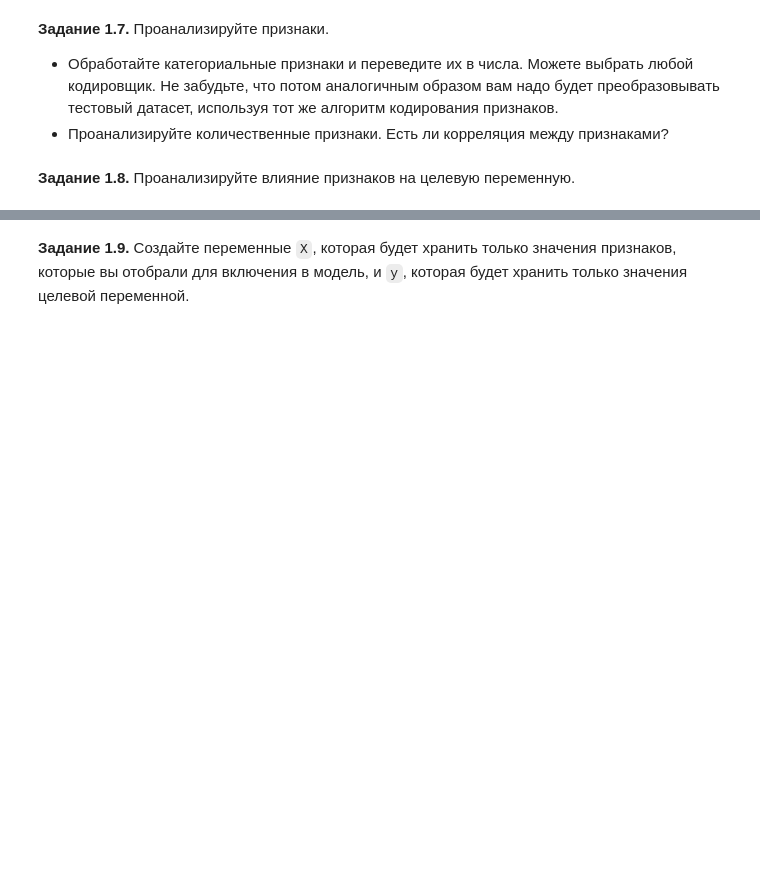
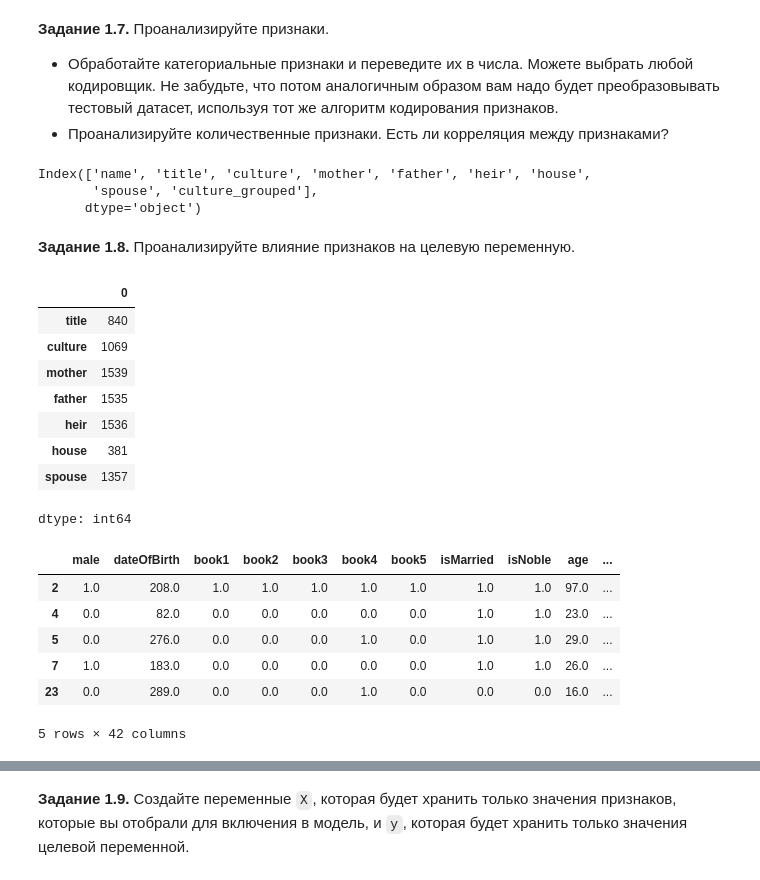
Before and after one commit to GodNaoborot/Deep-Learning-School-2026, a Jupyter notebook: week_01_ml_intro/Homework/hw_1_game_of_thrones.ipynb, the cells around one changed output, grey strips where cells are left out. Saved outputs shown, nothing was run; the diff lists cells and outputs as text; code cells hidden in the pictures; blank space fills up the shorter version.

```diff
--- a/week_01_ml_intro/Homework/hw_1_game_of_thrones.ipynb
+++ b/week_01_ml_intro/Homework/hw_1_game_of_thrones.ipynb
@@ -457,2 +455,9 @@ pd.pivot_table(data = data, values = 'isAlive', index = 'isAliveSpouse', aggfunc
+# %%
+cat_cols = data.select_dtypes(include='O').columns
+cat_cols
+# %% [output]
+Index(['name', 'title', 'culture', 'mother', 'father', 'heir', 'house',
+       'spouse', 'culture_grouped'],
+      dtype='object')
 # %% [markdown]
 **Задание 1.8.** Проанализируйте влияние признаков на целевую переменную.
@@ -460,0 +464,52 @@ pd.pivot_table(data = data, values = 'isAlive', index = 'isAliveSpouse', aggfunc
+# %%
+from sklearn.preprocessing import OneHotEncoder
+
+missing = data[cat_cols].isna().sum()
+display(missing[missing > 0])
+
+def cat_cols_preprocessing(data):
+  main_houses = data['house'].value_counts(sort=True)[:10].index
+  data['have_family'] = np.where(data[['mother', 'father', 'heir']].isna().sum(axis=1) > 0, 0, 1)
+  data['main_house'] = data['house'].where(data['house'].isin(main_houses), 'unknown')
+  #data['culture'] = data['culture'].str.strip().str.lower().str.replace(r"\b(\w*)man\b", r"\1men", regex=True)
+  #main_cultures = data['culture'].value_counts(sort=True)[:12].index
+  #data['main_culture'] = data['culture'].where(data['culture'].isin(main_cultures), 'unknown')
+  data['have_spouse'] = np.where(data['spouse'].isna(), 0, 1)
+  data['missing_age'] = np.where(data['age'].isna(), 1, 0)
+  data['age'] = data['age'].fillna(-9999)
+  data = data.drop(['title', 'father', 'mother', 'spouse',
+                    'heir', 'culture', 'house', 'isAliveMother',
+                    'isAliveFather', 'isAliveHeir', 'isAliveSpouse',
+                    'name'], axis=1)
+
+  ohe = OneHotEncoder()
+  coded = ohe.fit_transform(data[['main_house', 'culture_grouped']]).toarray()
+  names = ohe.get_feature_names_out()
+  coded_data = pd.DataFrame(data=coded, columns=names)
+  data = data.drop(['main_house', 'culture_grouped'], axis=1)
+
+  data = pd.concat([data, coded_data], axis=1)
+
+  return data, ohe
+
+
+data, ohe = cat_cols_preprocessing(data)
+data = data.dropna()
+data.head()
+# %% [output]
+|  | 0 |
+| title | 840 |
+| culture | 1069 |
+| mother | 1539 |
+| father | 1535 |
+| heir | 1536 |
+| house | 381 |
+| spouse | 1357 |
+dtype: int64
+|  | male | dateOfBirth | book1 | book2 | book3 | book4 | book5 | isMarried | isNoble | age | ... |
+| 2 | 1.0 | 208.0 | 1.0 | 1.0 | 1.0 | 1.0 | 1.0 | 1.0 | 1.0 | 97.0 | ... |
+| 4 | 0.0 | 82.0 | 0.0 | 0.0 | 0.0 | 0.0 | 0.0 | 1.0 | 1.0 | 23.0 | ... |
+| 5 | 0.0 | 276.0 | 0.0 | 0.0 | 0.0 | 1.0 | 0.0 | 1.0 | 1.0 | 29.0 | ... |
+| 7 | 1.0 | 183.0 | 0.0 | 0.0 | 0.0 | 0.0 | 0.0 | 1.0 | 1.0 | 26.0 | ... |
+| 23 | 0.0 | 289.0 | 0.0 | 0.0 | 0.0 | 1.0 | 0.0 | 0.0 | 0.0 | 16.0 | ... |
+5 rows × 42 columns
```
Also changed, not shown: parts of 10 cells of this notebook.
